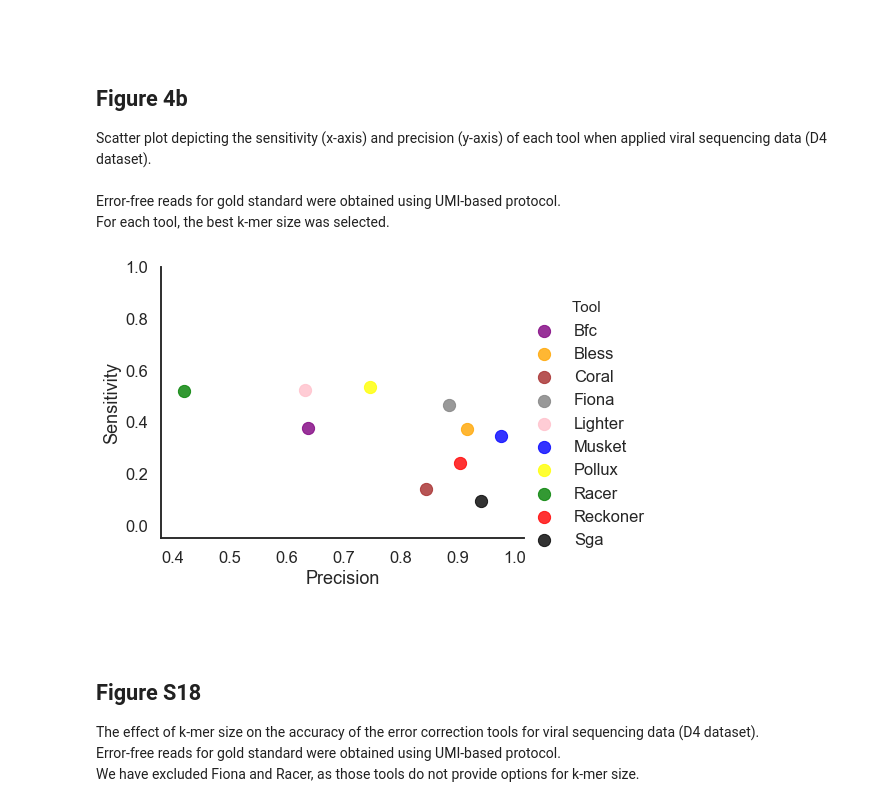
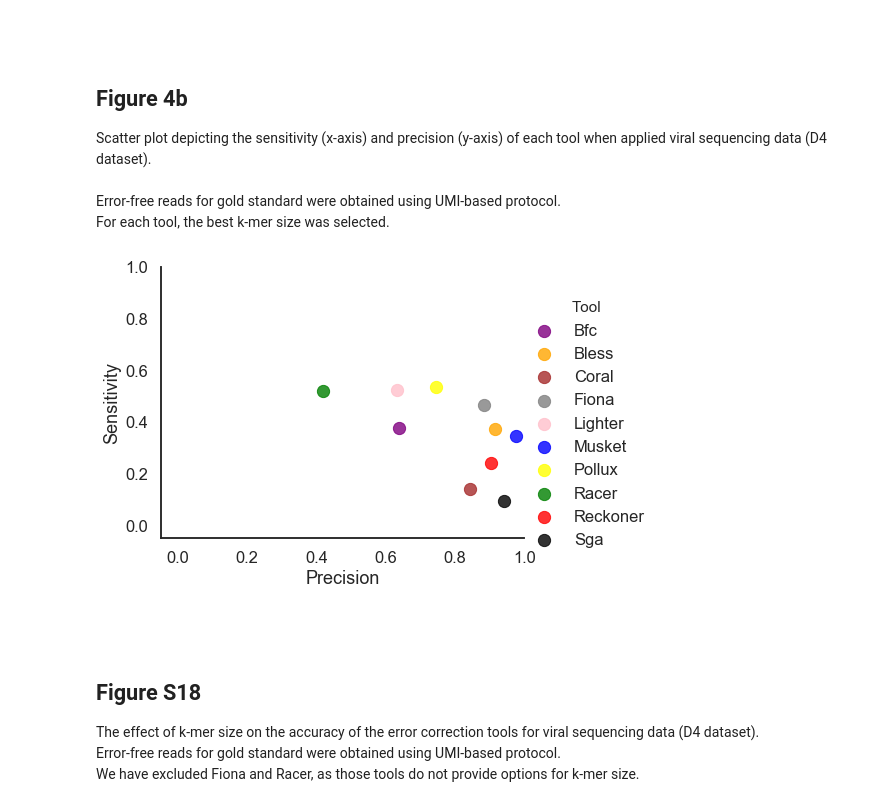
Before and after one commit to Mangul-Lab-USC/benchmarking_error_correction, a Jupyter notebook: notebooks/D4_HIV.ipynb, the cells around one changed output. Cells and saved outputs as stored; diff of their text form; code cells hidden in the pictures.

Commit message:
updateing figures

```diff
--- a/notebooks/D4_HIV.ipynb
+++ b/notebooks/D4_HIV.ipynb
@@ -59,25 +59,26 @@ Scatter plot depicting the sensitivity (x-axis) and precision (y-axis) of each t
 # %%
 sns.set_style("white")
 sns.set_context("talk")
 
 g=sns.lmplot(data = data_best,
              x='Base Precision',
              y='Base Sensitivity',
              hue='Tool',
              palette=color_dict,
              fit_reg=False,
              aspect=1.3,
              scatter_kws={"s": 150})
 
 plt.ylim(-.05, 1.0)
+plt.xlim(-.05, 1.0)
 g.set(xlabel='Precision', ylabel='Sensitivity')
 
 sns.despine()
 
 plt.savefig("../figures/D4_HIV/Fig4b_Precision_vs_Sensitivity.png", bbox_inches='tight')
 plt.savefig("../figures/D4_HIV/Fig4b_Precision_vs_Sensitivity.pdf", bbox_inches='tight')
 # %% [output]
-[figure, old version]
+[figure, new version]
 # %% [markdown]
 <br>
 <br>
```
Also changed, not shown: 4 other files.
